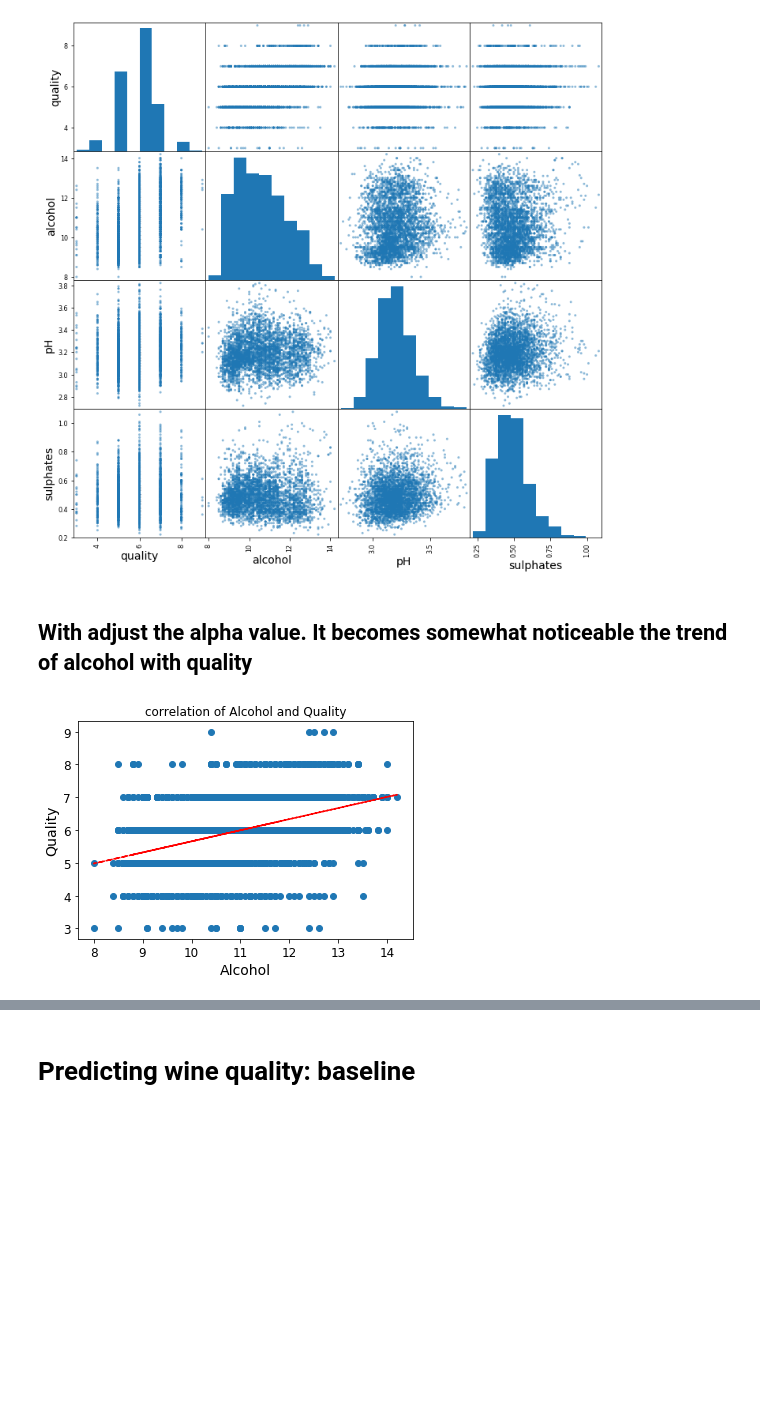
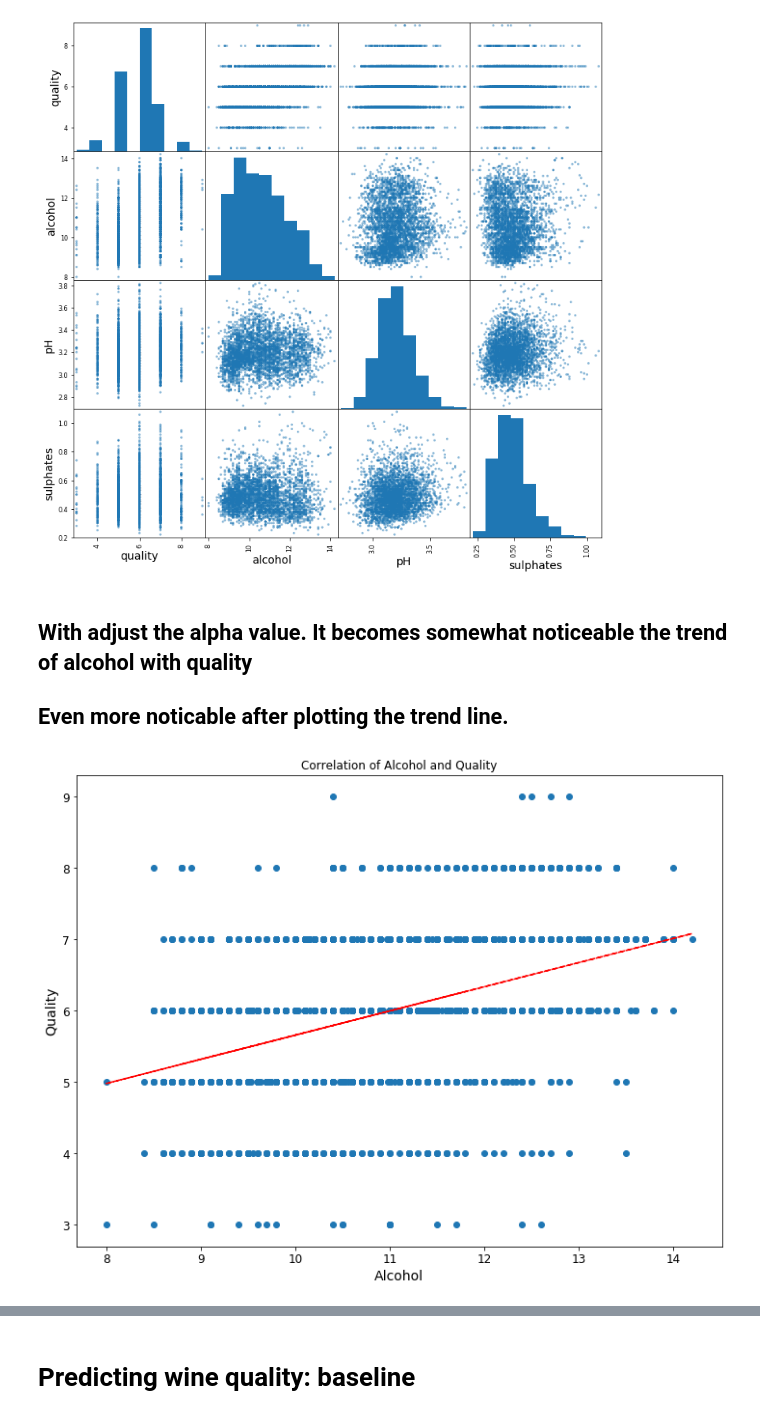
Before and after one commit to RoastedKernel/uni_Machine_Learning, a Jupyter notebook: Uni_Sub/ML_Tools/assign/Assignment 1_Wine Quality_commneted.ipynb, the cells around one changed output, grey strips where cells are left out. Saved outputs shown, nothing was run; the diff lists cells and outputs as text; code cells hidden in the pictures; blank space fills up the shorter version.

```diff
--- a/Uni_Sub/ML_Tools/assign/Assignment 1_Wine Quality_commneted.ipynb
+++ b/Uni_Sub/ML_Tools/assign/Assignment 1_Wine Quality_commneted.ipynb
@@ -176,23 +177,25 @@ plt.show()
 [figure]
 # %% [markdown]
 ## With adjust the alpha value. It becomes somewhat noticeable the trend of alcohol with quality
+## Even more noticable after plotting the trend line.
 # %%
-#Wine_clean.plot(kind = 'scatter', x='alcohol', y='quality', figsize=(15, 15), alpha=0.03)
+
 
 
 x = Wine_clean['alcohol']
 y = Wine_clean['quality']
+plt.figure(figsize=(12,9))
 plt.scatter(x, y)
 
 z = np.polyfit(x, y, 1)
 p = np.poly1d(z)
 plt.plot(x,p(x),"r--")
 plt.title('Correlation of Alcohol and Quality')
 plt.xlabel('Alcohol')
 plt.ylabel('Quality')
 plt.show()
 # %% [output]
-[figure, old version]
+[figure, new version]
 # %%
 x = Wine_clean['pH']
 y = Wine_clean['quality']
```
Also changed, not shown: parts of 45 cells of this notebook.
